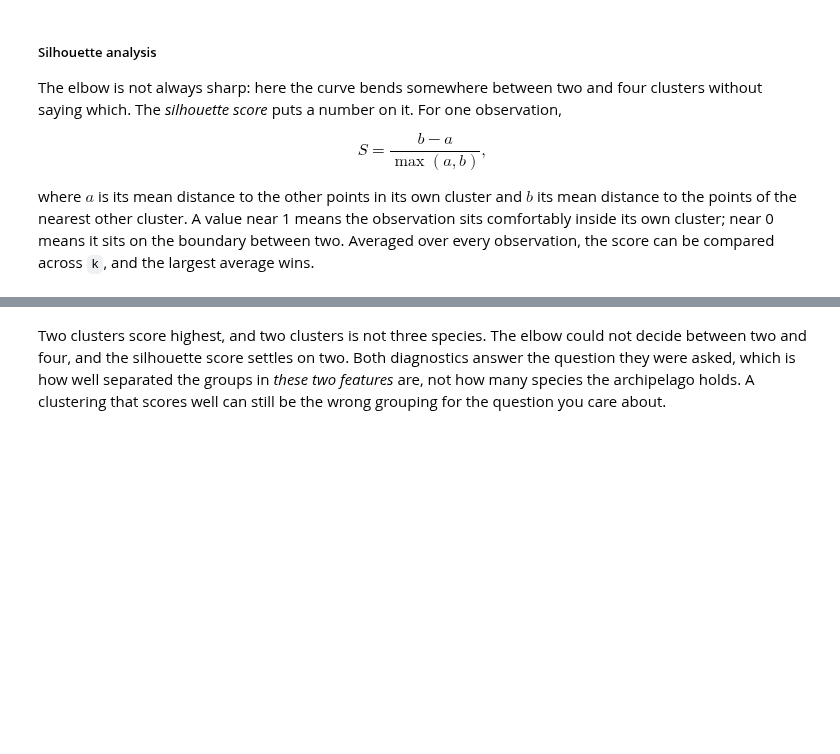
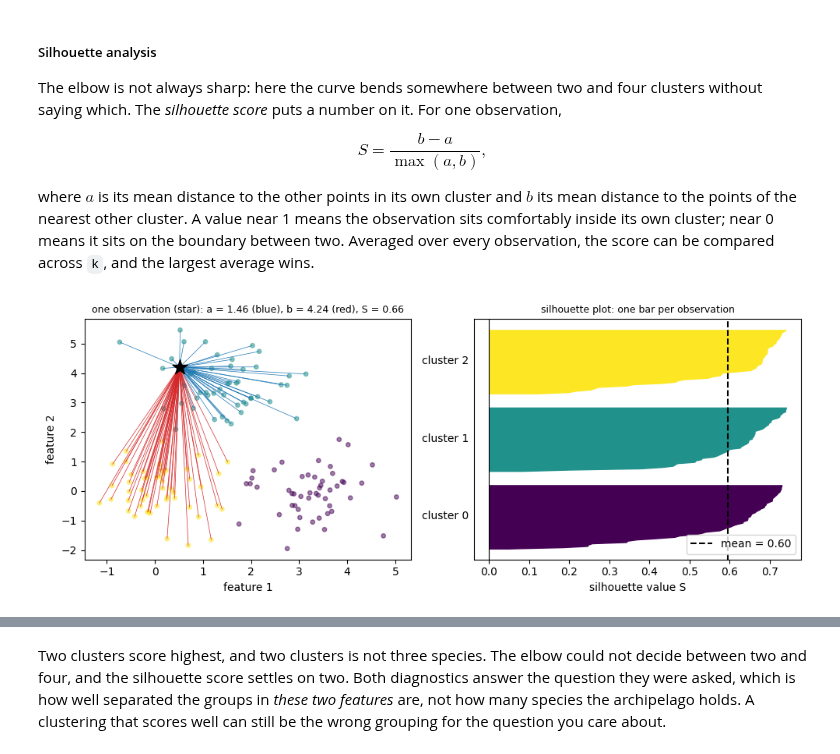
Before and after one commit to fiona-crdt/2026_Intro_Python, a Jupyter notebook: live/part-I/1.8-statistical-foundations-and-ml.ipynb, the cells around one changed output, grey strips where cells are left out. Cells and saved outputs as stored; diff of their text form; code cells hidden in the pictures; blank space fills up the shorter version.

```diff
--- a/live/part-I/1.8-statistical-foundations-and-ml.ipynb
+++ b/live/part-I/1.8-statistical-foundations-and-ml.ipynb
@@ -280,3 +397,51 @@ where $a$ is its mean distance to the other points in its own cluster and $b$ it
 the points of the nearest other cluster. A value near 1 means the observation sits comfortably
 inside its own cluster; near 0 means it sits on the boundary between two. Averaged over every
 observation, the score can be compared across `k`, and the largest average wins.
+# %%
+from sklearn.metrics import silhouette_samples
+
+# three overlapping groups of 50 points
+X_sil, _ = make_blobs(n_samples=150, centers=[[0, 0], [3, 0], [1.5, 3.5]], cluster_std=0.8, random_state=1)
+labels_sil = KMeans(n_clusters=3, random_state=0, n_init=10).fit_predict(X_sil)
+
+# the silhouette of one observation, computed from its distances to all the others
+i = 0
+dist_to_i = np.sqrt(np.sum((X_sil - X_sil[i]) ** 2, axis=1))
+in_own = labels_sil == labels_sil[i]
+a = dist_to_i[in_own].sum() / (in_own.sum() - 1)           # mean distance to the rest of its own cluster
+others = [c for c in range(3) if c != labels_sil[i]]
+b_per_cluster = np.array([dist_to_i[labels_sil == c].mean() for c in others])
+nearest = others[np.argmin(b_per_cluster)]                  # the closest other cluster
+b = b_per_cluster.min()
+s_i = (b - a) / np.max([a, b])
+
+fig, axes = plt.subplots(1, 2, figsize=(10, 4))
+ax = axes[0]
+ax.scatter(X_sil[:, 0], X_sil[:, 1], c=labels_sil, s=15, cmap="viridis", alpha=0.5)
+for j in np.where(in_own)[0]:
+    ax.plot(*zip(X_sil[i], X_sil[j]), color="tab:blue", linewidth=0.5)
+for j in np.where(labels_sil == nearest)[0]:
+    ax.plot(*zip(X_sil[i], X_sil[j]), color="tab:red", linewidth=0.5)
+ax.scatter(*X_sil[i], marker="*", s=200, color="k", zorder=4)
+ax.set_title(f"one observation (star): a = {a:.2f} (blue), b = {b:.2f} (red), S = {s_i:.2f}", fontsize=9)
+ax.set_xlabel("feature 1")
+ax.set_ylabel("feature 2")
+
+# every observation as one horizontal bar, grouped by cluster and sorted within it
+sil_values = silhouette_samples(X_sil, labels_sil)
+y_start = 0
+for c in range(3):
+    values = np.sort(sil_values[labels_sil == c])
+    axes[1].fill_betweenx(np.arange(y_start, y_start + len(values)), 0, values, color=plt.cm.viridis(c / 2))
+    axes[1].text(-0.05, y_start + len(values) / 2, f"cluster {c}", ha="right", va="center")
+    y_start += len(values) + 10
+axes[1].axvline(sil_values.mean(), color="k", linestyle="--", label=f"mean = {sil_values.mean():.2f}")
+axes[1].axvline(0, color="k", linewidth=0.8)
+axes[1].set_xlabel("silhouette value S")
+axes[1].set_yticks([])
+axes[1].legend(loc="lower right")
+axes[1].set_title("silhouette plot: one bar per observation", fontsize=9)
+plt.tight_layout()
+plt.show()
+# %% [output]
+[figure, added]
```
Also changed, not shown: parts of 74 cells of this notebook.
